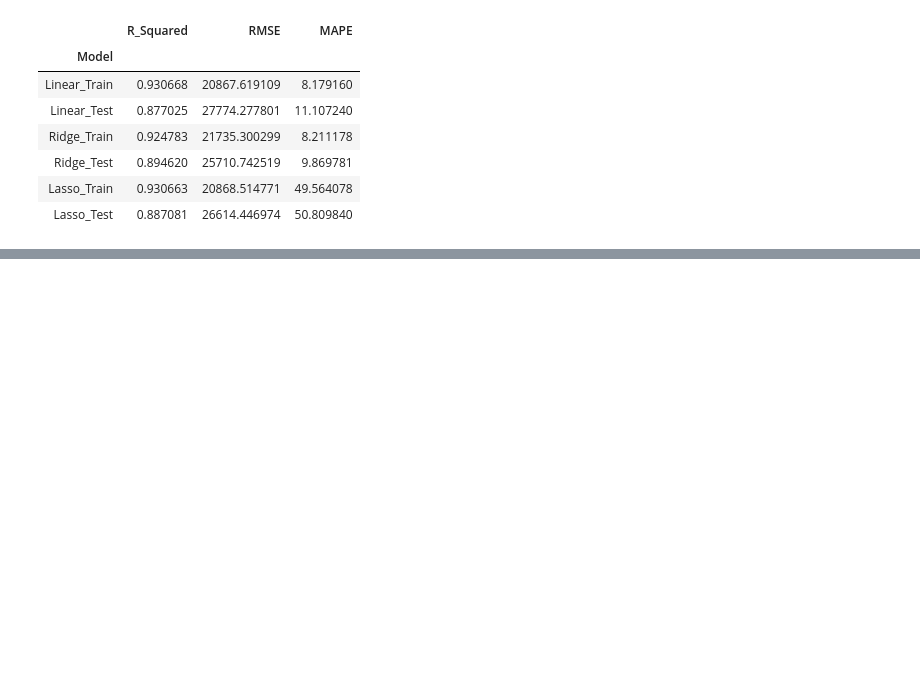
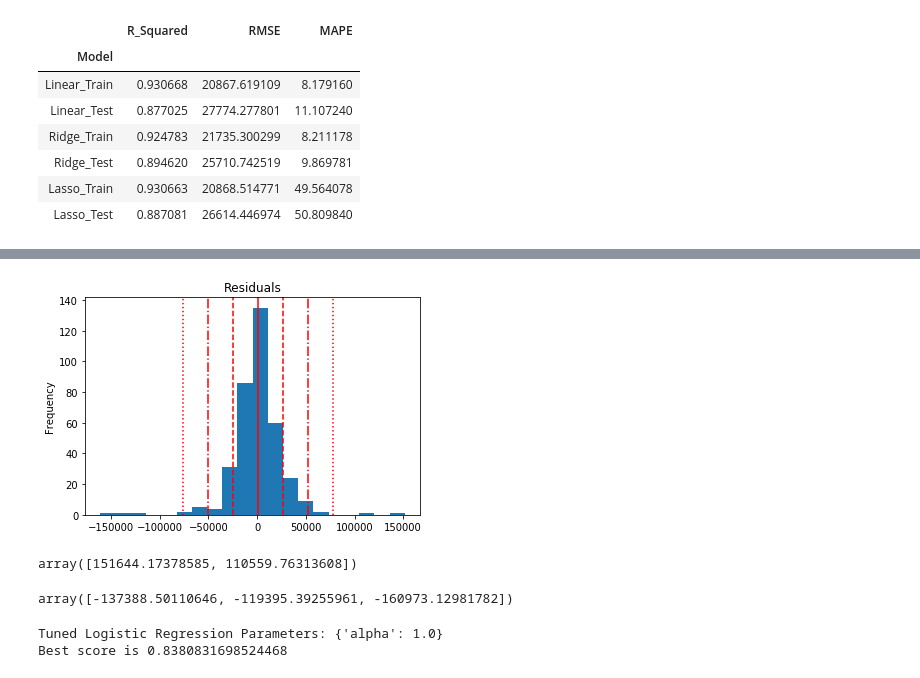
Before and after one commit to ABitNutty/Capstone-1, a Jupyter notebook: Linear Regression Model.ipynb, the cells around one changed output, grey strips where cells are left out. Saved outputs shown, nothing was run; the diff lists cells and outputs as text; code cells hidden in the pictures; blank space fills up the shorter version.

```diff
--- a/Linear Regression Model.ipynb
+++ b/Linear Regression Model.ipynb
@@ -220,0 +256,46 @@ metrics
+# %%
+# Histogram of Residuals
+mean = np.mean(residuals)
+std_dev = np.std(residuals)
+
+plt.hist(residuals, bins=20)
+plt.axvline(mean, color='r')
+plt.axvline(mean + std_dev, color='r', linestyle='--')
+plt.axvline(mean + 2* std_dev, color='r', linestyle='-.')
+plt.axvline(mean + 3* std_dev, color='r', linestyle=':')
+plt.axvline(mean - std_dev, color='r', linestyle='--')
+plt.axvline(mean - 2* std_dev, color='r', linestyle='-.')
+plt.axvline(mean - 3* std_dev, color='r', linestyle=':')
+plt.title('Residuals')
+plt.ylabel('Frequency')
+plt.show()
+# %% [output]
+[figure, added]
+# %%
+residuals[residuals > mean + 3* std_dev]
+# %% [output]
+array([151644.17378585, 110559.76313608])
+# %%
+residuals[residuals < mean - 3* std_dev]
+# %% [output]
+array([-137388.50110646, -119395.39255961, -160973.12981782])
+# %%
+# Setup the hyperparameter grid
+alpha_space = list(np.arange(11)/10)
+param_grid = {'alpha': alpha_space}
+
+# Instantiate a ridge regression classifier: ridge
+ridge = Ridge()
+
+# Instantiate the GridSearchCV object: logreg_cv
+ridge_cv = GridSearchCV(ridge, param_grid, cv=5)
+
+# Fit it to the data
+ridge_cv.fit(X, y)
+
+# Print the tuned parameters and score
+print("Tuned Logistic Regression Parameters: {}".format(ridge_cv.best_params_))
+print("Best score is {}".format(ridge_cv.best_score_))
+# %% [output]
+Tuned Logistic Regression Parameters: {'alpha': 1.0}
+Best score is 0.8380831698524468
```
Also changed, not shown: parts of 37 cells of this notebook.
